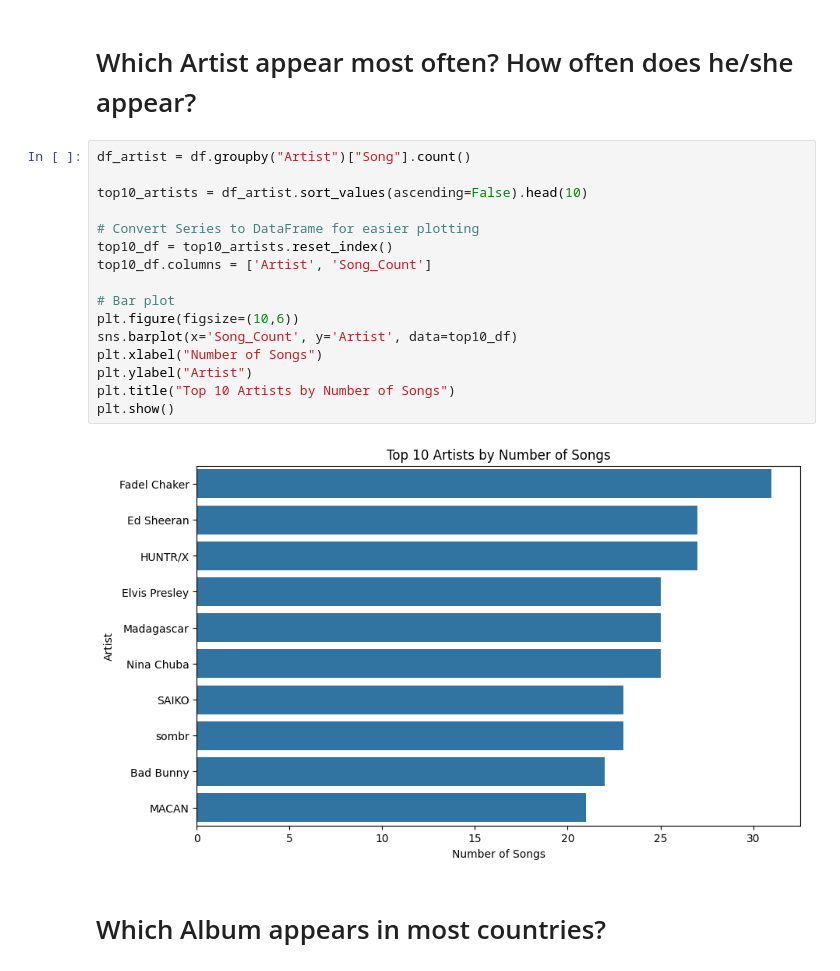
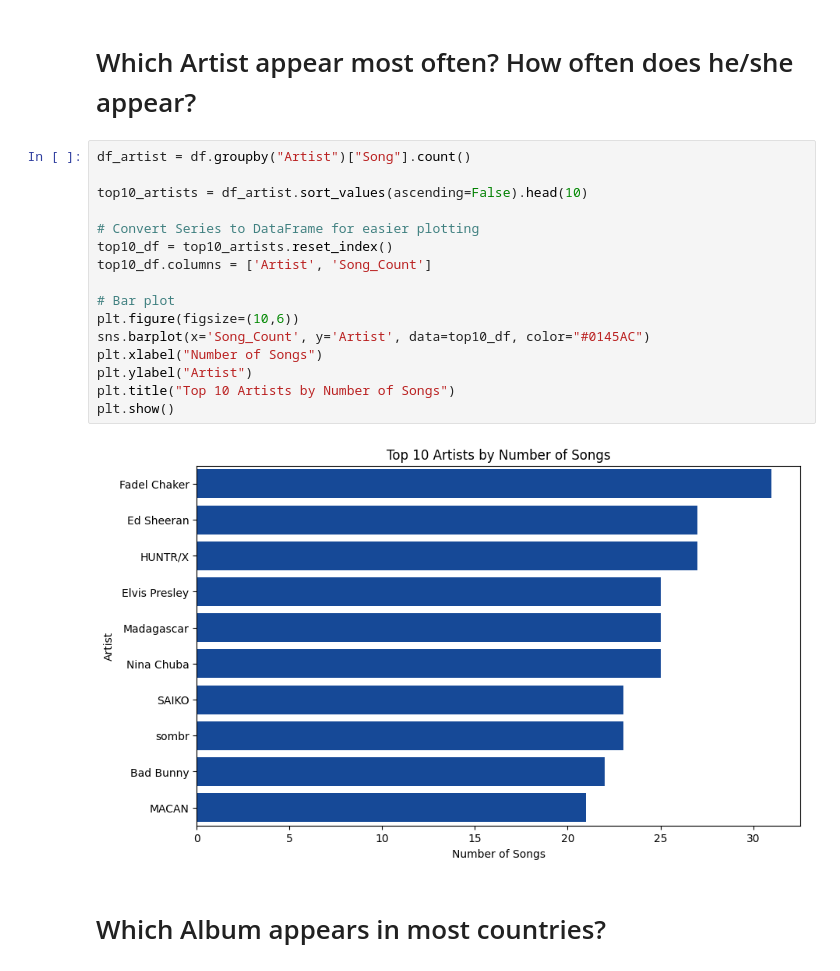
Before and after one commit to SchneFre/project-API-and-Web-Data-Scraping, a Jupyter notebook: eda.ipynb, the cells around one changed output. Drawn from its saved outputs; the diff is of its cells as text.

Commit message:
changed Colors of charts

```diff
--- a/eda.ipynb
+++ b/eda.ipynb
@@ -123,21 +123,21 @@ plt.show()
 # %%
 df_artist = df.groupby("Artist")["Song"].count()
 
 top10_artists = df_artist.sort_values(ascending=False).head(10)
 
 # Convert Series to DataFrame for easier plotting
 top10_df = top10_artists.reset_index()
 top10_df.columns = ['Artist', 'Song_Count']
 
 # Bar plot
 plt.figure(figsize=(10,6))
-sns.barplot(x='Song_Count', y='Artist', data=top10_df)
+sns.barplot(x='Song_Count', y='Artist', data=top10_df, color="#0145AC")
 plt.xlabel("Number of Songs")
 plt.ylabel("Artist")
 plt.title("Top 10 Artists by Number of Songs")
 plt.show()
 # %% [output]
-[figure, old version]
+[figure, new version]
 # %% [markdown]
 # Which Album appears in most countries?
 # %%
```
Also changed, not shown: parts of 4 cells of this notebook.
